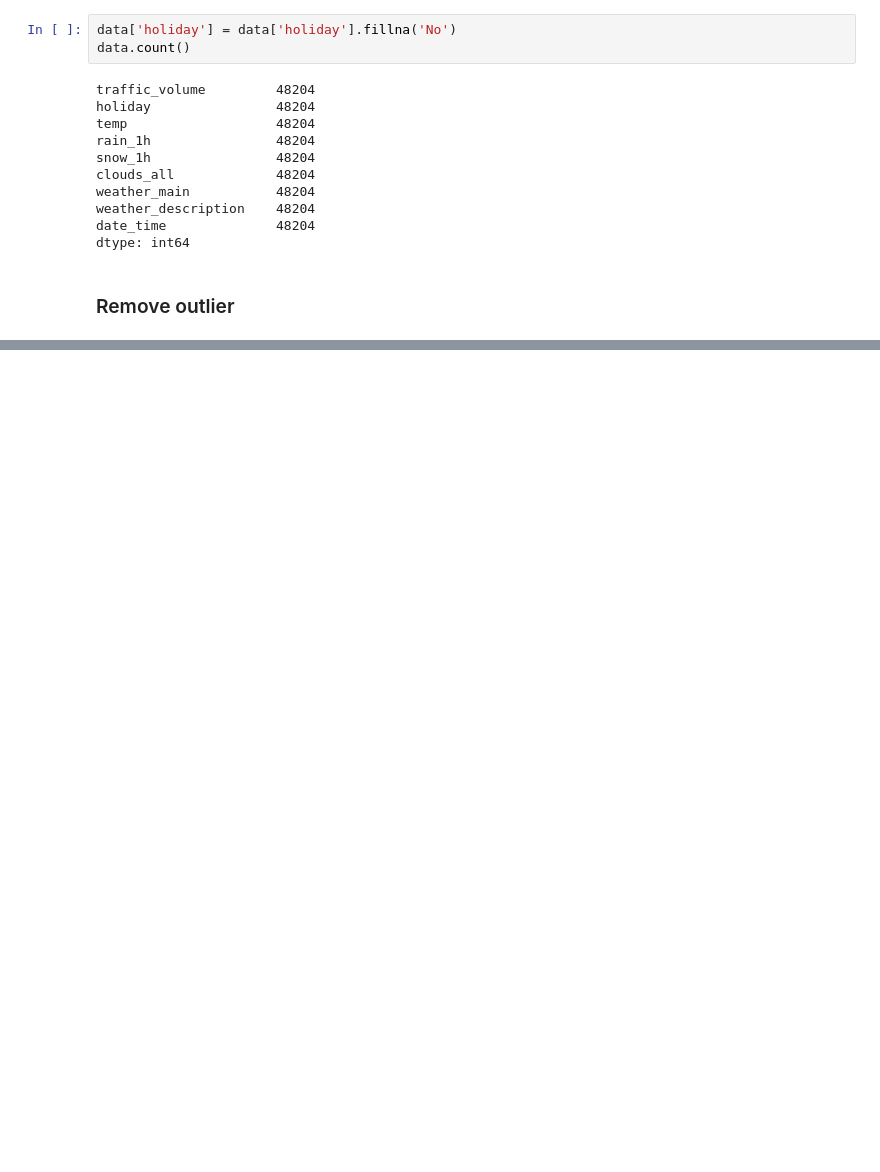
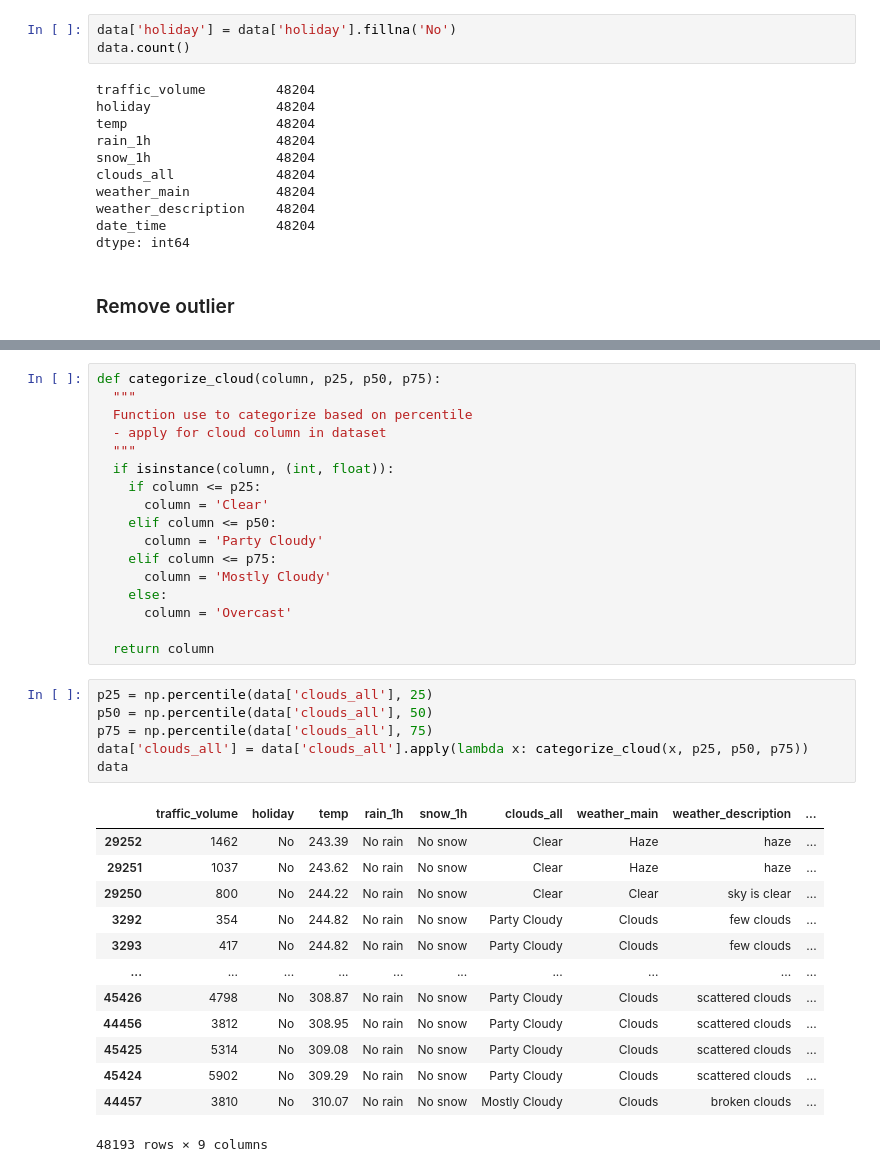
Before and after one commit to Learnheart/gis_group_d, a Jupyter notebook: model_building/feature_engineer.ipynb, the cells around one changed output, grey strips where cells are left out. Drawn from its saved outputs; the diff is of its cells as text; blank space fills up the shorter version.

```diff
--- a/model_building/feature_engineer.ipynb
+++ b/model_building/feature_engineer.ipynb
@@ -67,0 +131,37 @@ dtype: int64
+# %%
+def categorize_cloud(column, p25, p50, p75):
+  """
+  Function use to categorize based on percentile
+  - apply for cloud column in dataset
+  """
+  if isinstance(column, (int, float)):
+    if column <= p25:
+      column = 'Clear'
+    elif column <= p50:
+      column = 'Party Cloudy'
+    elif column <= p75:
+      column = 'Mostly Cloudy'
+    else:
+      column = 'Overcast'
+
+  return column
+# %%
+p25 = np.percentile(data['clouds_all'], 25)
+p50 = np.percentile(data['clouds_all'], 50)
+p75 = np.percentile(data['clouds_all'], 75)
+data['clouds_all'] = data['clouds_all'].apply(lambda x: categorize_cloud(x, p25, p50, p75))
+data
+# %% [output]
+|  | traffic_volume | holiday | temp | rain_1h | snow_1h | clouds_all | weather_main | weather_description | ... |
+| 29252 | 1462 | No | 243.39 | No rain | No snow | Clear | Haze | haze | ... |
+| 29251 | 1037 | No | 243.62 | No rain | No snow | Clear | Haze | haze | ... |
+| 29250 | 800 | No | 244.22 | No rain | No snow | Clear | Clear | sky is clear | ... |
+| 3292 | 354 | No | 244.82 | No rain | No snow | Party Cloudy | Clouds | few clouds | ... |
+| 3293 | 417 | No | 244.82 | No rain | No snow | Party Cloudy | Clouds | few clouds | ... |
+| ... | ... | ... | ... | ... | ... | ... | ... | ... | ... |
+| 45426 | 4798 | No | 308.87 | No rain | No snow | Party Cloudy | Clouds | scattered clouds | ... |
+| 44456 | 3812 | No | 308.95 | No rain | No snow | Party Cloudy | Clouds | scattered clouds | ... |
+| 45425 | 5314 | No | 309.08 | No rain | No snow | Party Cloudy | Clouds | scattered clouds | ... |
+| 45424 | 5902 | No | 309.29 | No rain | No snow | Party Cloudy | Clouds | scattered clouds | ... |
+| 44457 | 3810 | No | 310.07 | No rain | No snow | Mostly Cloudy | Clouds | broken clouds | ... |
+48193 rows × 9 columns
```
Also changed, not shown: parts of 10 cells of this notebook, 1 other file.
